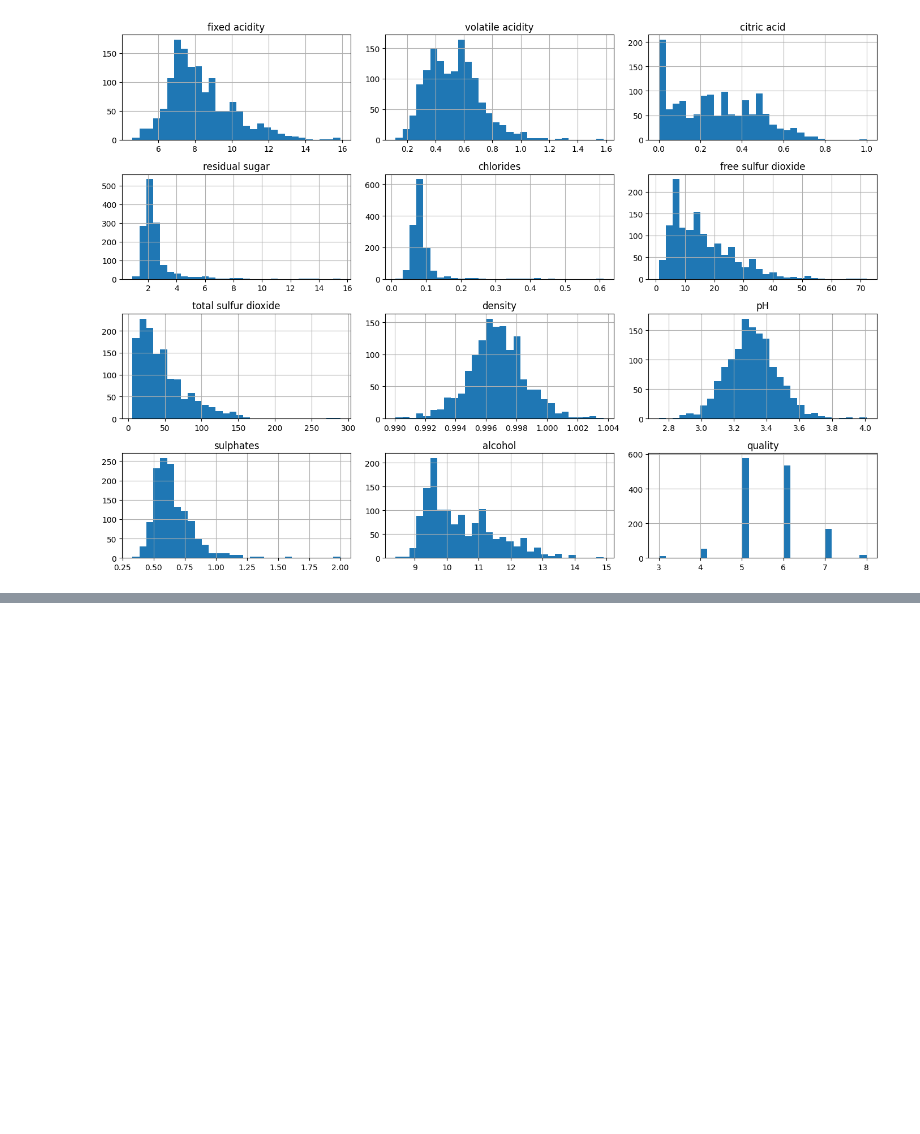
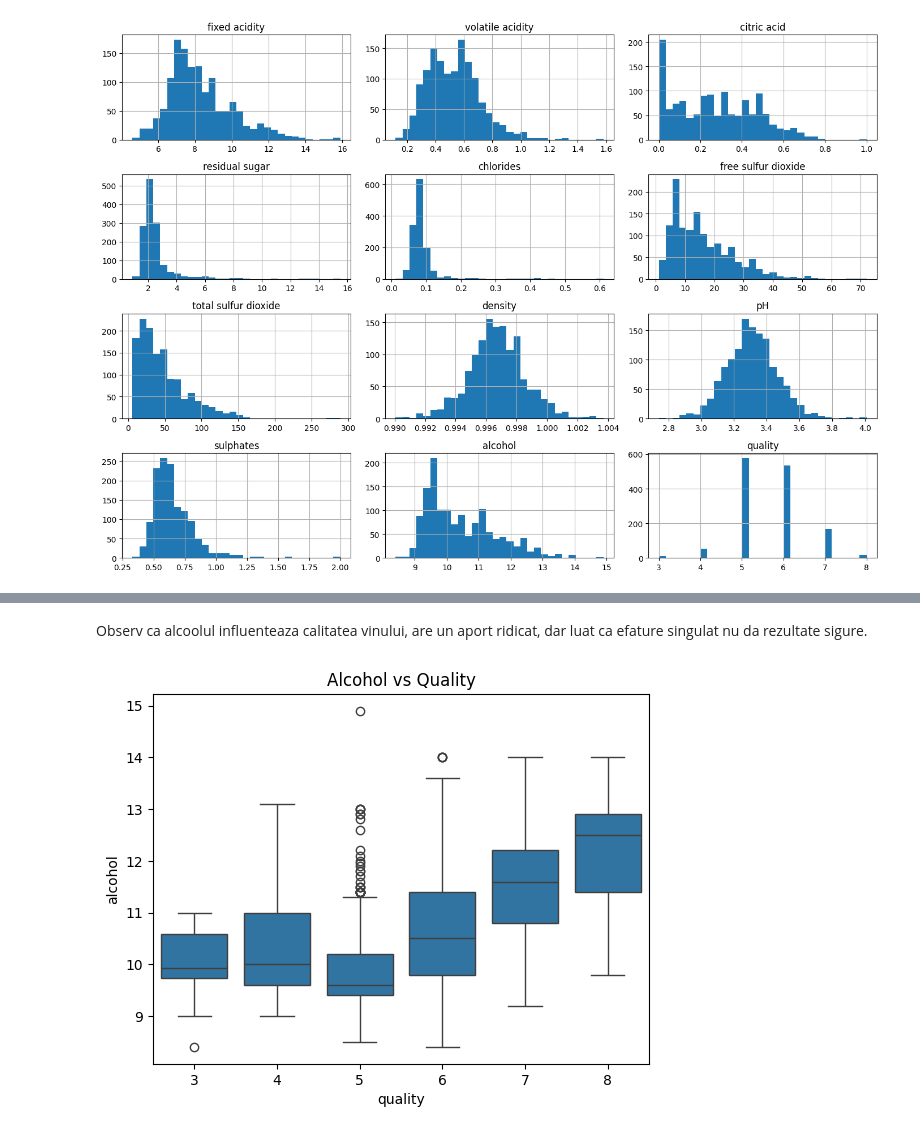
Before and after one commit to bratzaharia/django-react-CRUD, a Jupyter notebook: Project2_Wine_Quality_Scoring.ipynb, the cells around one changed output, grey strips where cells are left out. Drawn from its saved outputs; the diff is of its cells as text; code cells hidden in the pictures; blank space fills up the shorter version.

```diff
--- a/Project2_Wine_Quality_Scoring.ipynb
+++ b/Project2_Wine_Quality_Scoring.ipynb
@@ -177,0 +192,8 @@ plt.show()
+# %% [markdown]
+Observ ca alcoolul influenteaza calitatea vinului, are un aport ridicat, dar luat ca efature singulat nu da rezultate sigure.
+# %%
+sns.boxplot(x="quality", y="alcohol", data=df)
+plt.title("Alcohol vs Quality")
+plt.show()
+# %% [output]
+[figure, added]
```
Also changed, not shown: parts of 4 cells of this notebook.
